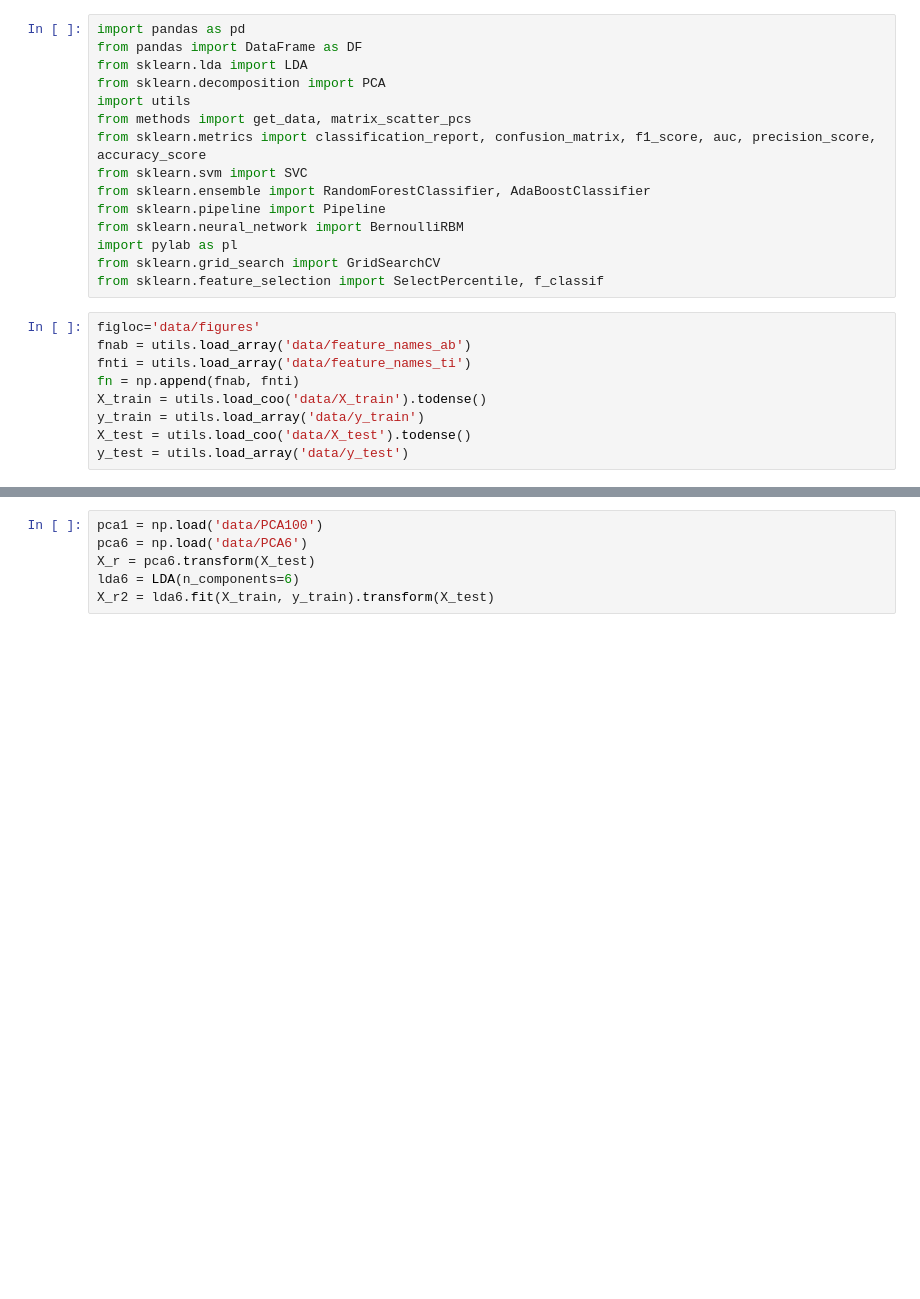
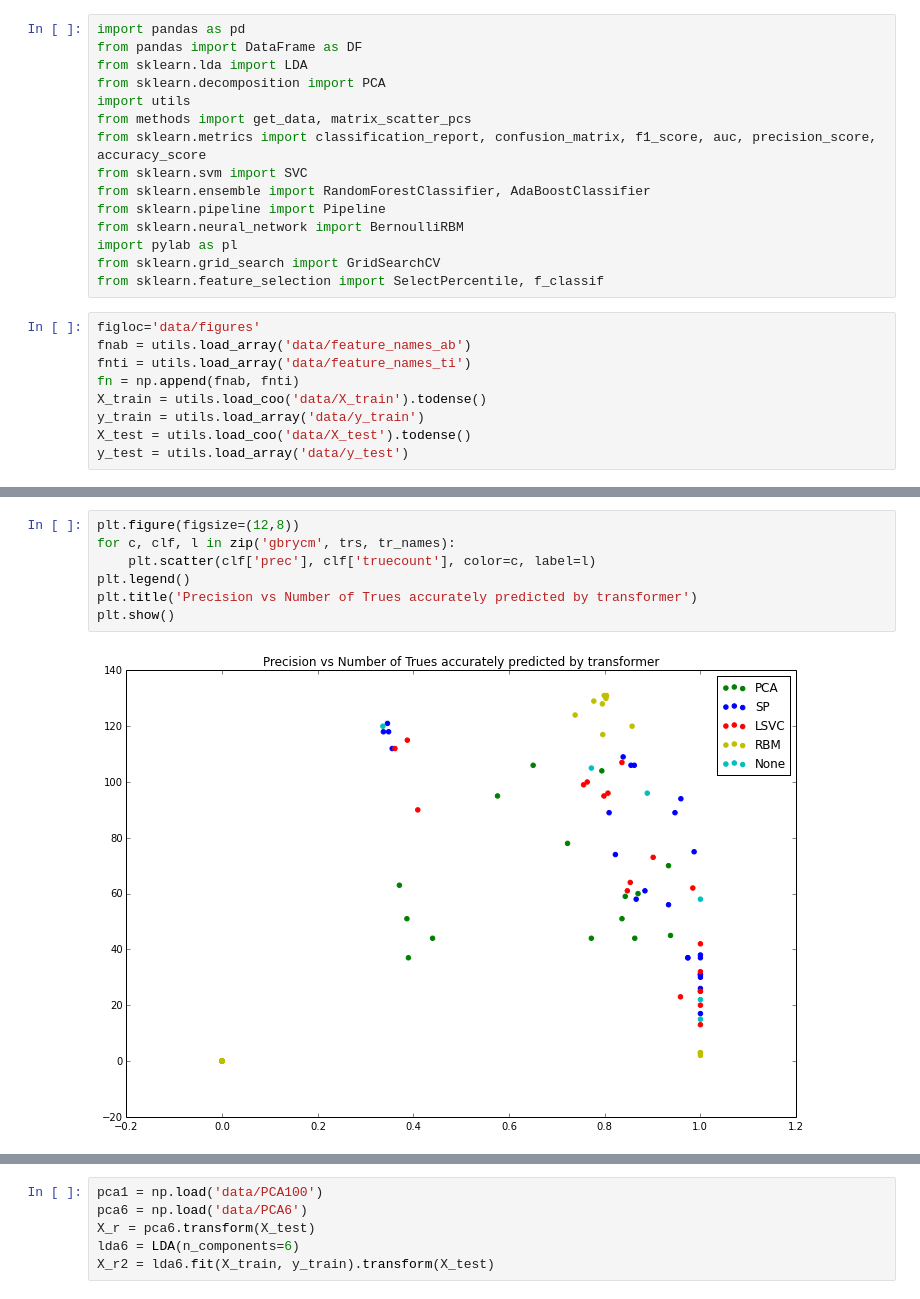
Before and after one commit to jacobboy/spring14, a Jupyter notebook: Graphin.ipynb, the cells around one changed output, grey strips where cells are left out. Saved outputs shown, nothing was run; the diff lists cells and outputs as text; blank space fills up the shorter version.

```diff
--- a/Graphin.ipynb
+++ b/Graphin.ipynb
@@ -86,2 +97,11 @@ plt.show()
+# %%
+plt.figure(figsize=(12,8))
+for c, clf, l in zip('gbrycm', trs, tr_names):
+    plt.scatter(clf['prec'], clf['truecount'], color=c, label=l)
+plt.legend()
+plt.title('Precision vs Number of Trues accurately predicted by transformer')
+plt.show()
+# %% [output]
+[figure, added]
 # %%
 plt.figure(figsize=(12,8))
```
Also changed, not shown: parts of 8 cells of this notebook.
